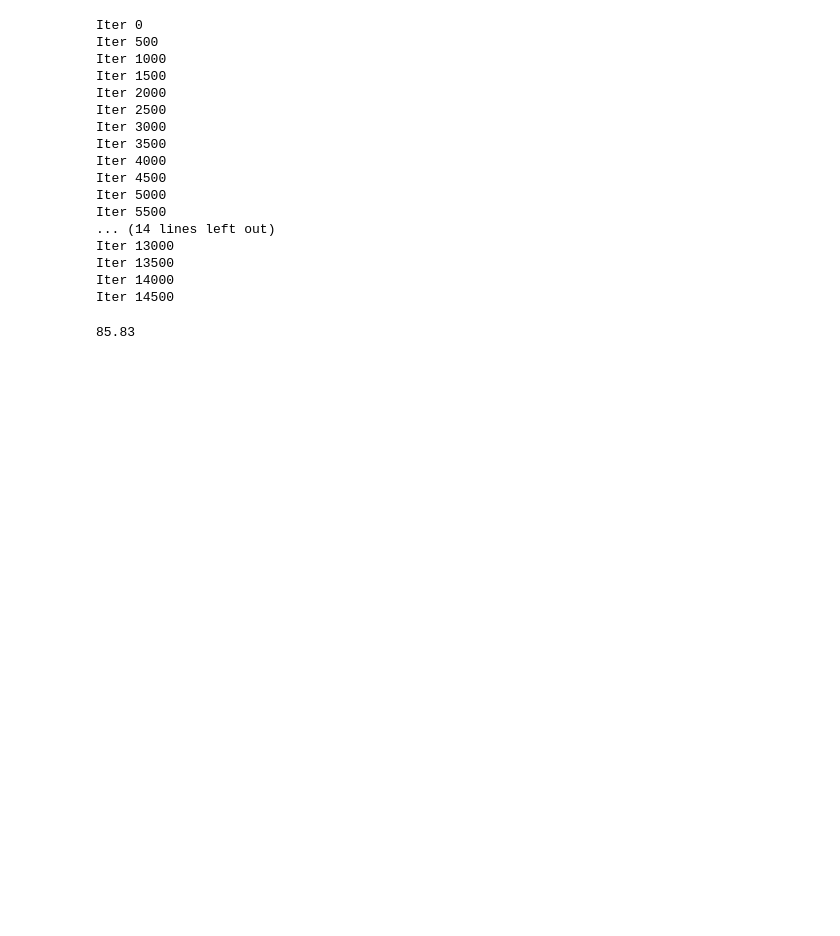
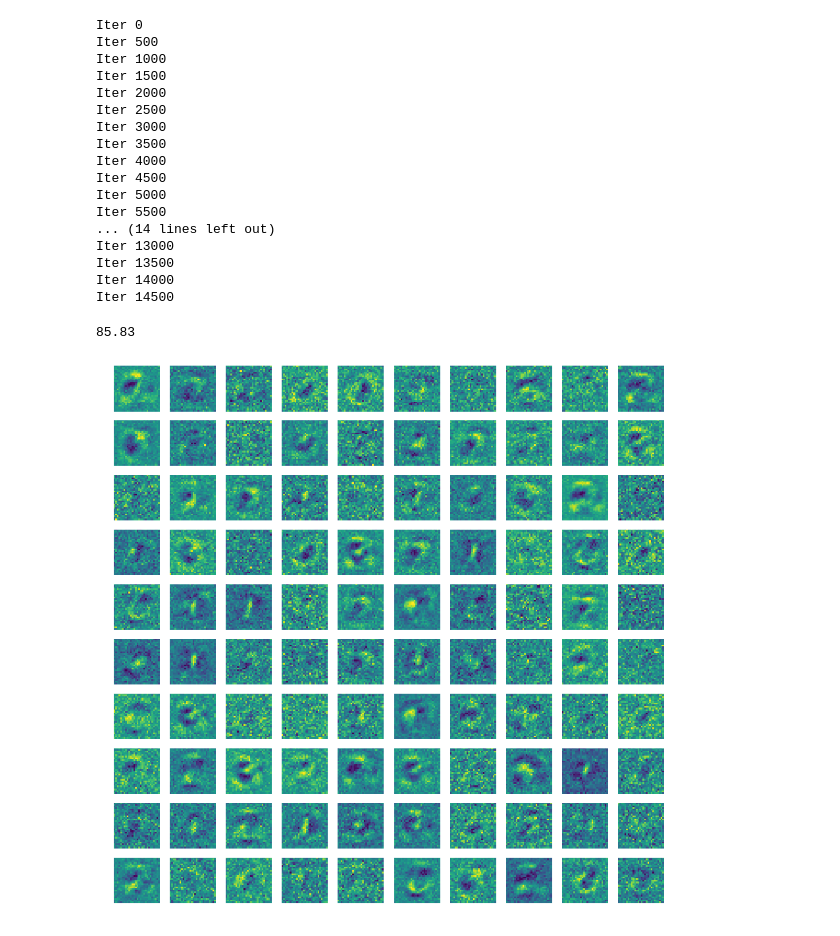
Before and after one commit to terracotaPie/CSC411A2, a Jupyter notebook: A2.ipynb, the cells around one changed output. Cells and saved outputs as stored; diff of their text form; code cells hidden in the pictures; blank space fills up the shorter version.

Commit message:
Add weights visualization and part 4 explanation

```diff
--- a/A2.ipynb
+++ b/A2.ipynb
@@ -192,6 +192,16 @@ Iter 13500
 Iter 14000
 Iter 14500
 85.83
+# %%
+f, sub = plt.subplots(10,10, figsize=(15, 15))
+for i in range(10):
+    for j in range(10):
+        sub[i][j].axis('off')
+        sub[i][j].imshow(W0.T[i * 10 + j].reshape((28,28)))
+
+plt.savefig("images/weights.png")
+# %% [output]
+[figure, added]
 # %%
 W0,b0,W1,b1 = load_sample_weights()
 plot_iters,plot_performance = train(plot=True)
```
Also changed, not shown: parts of 2 cells of this notebook, 2 other files.
